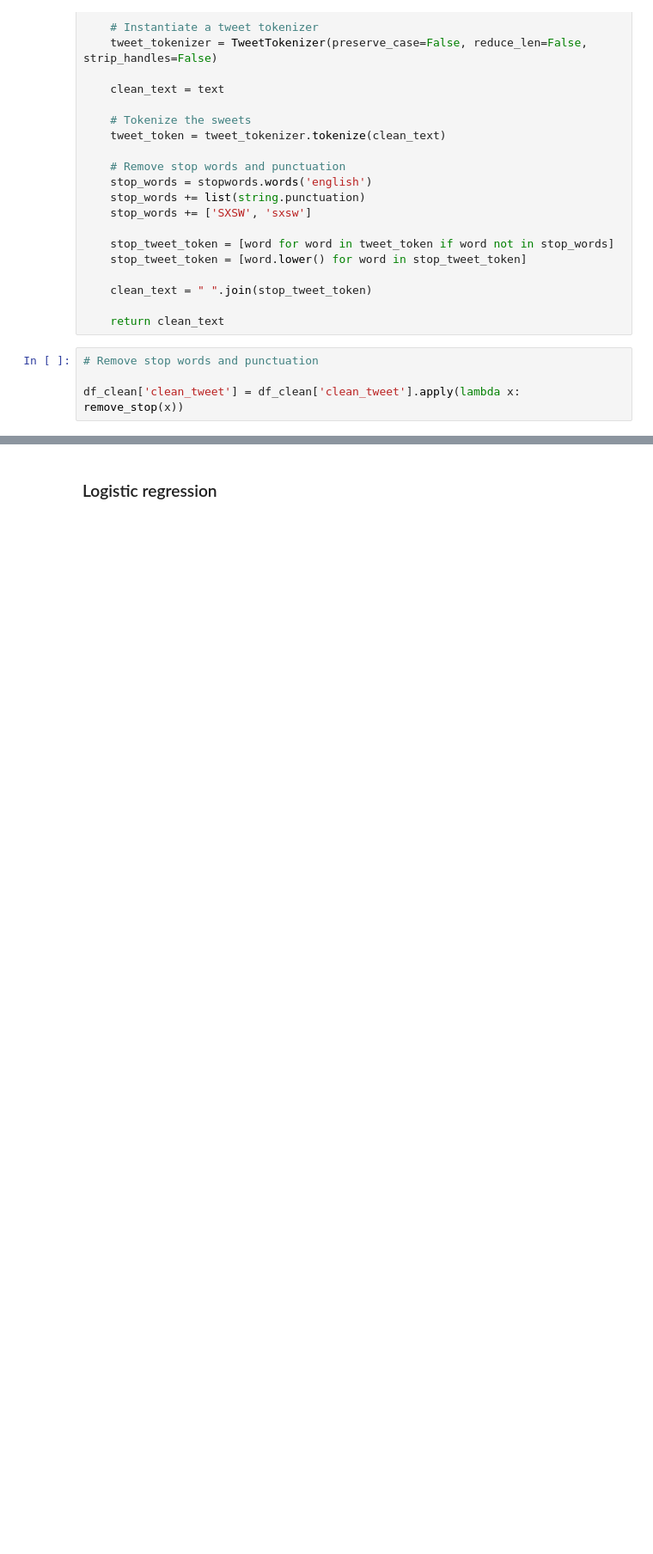
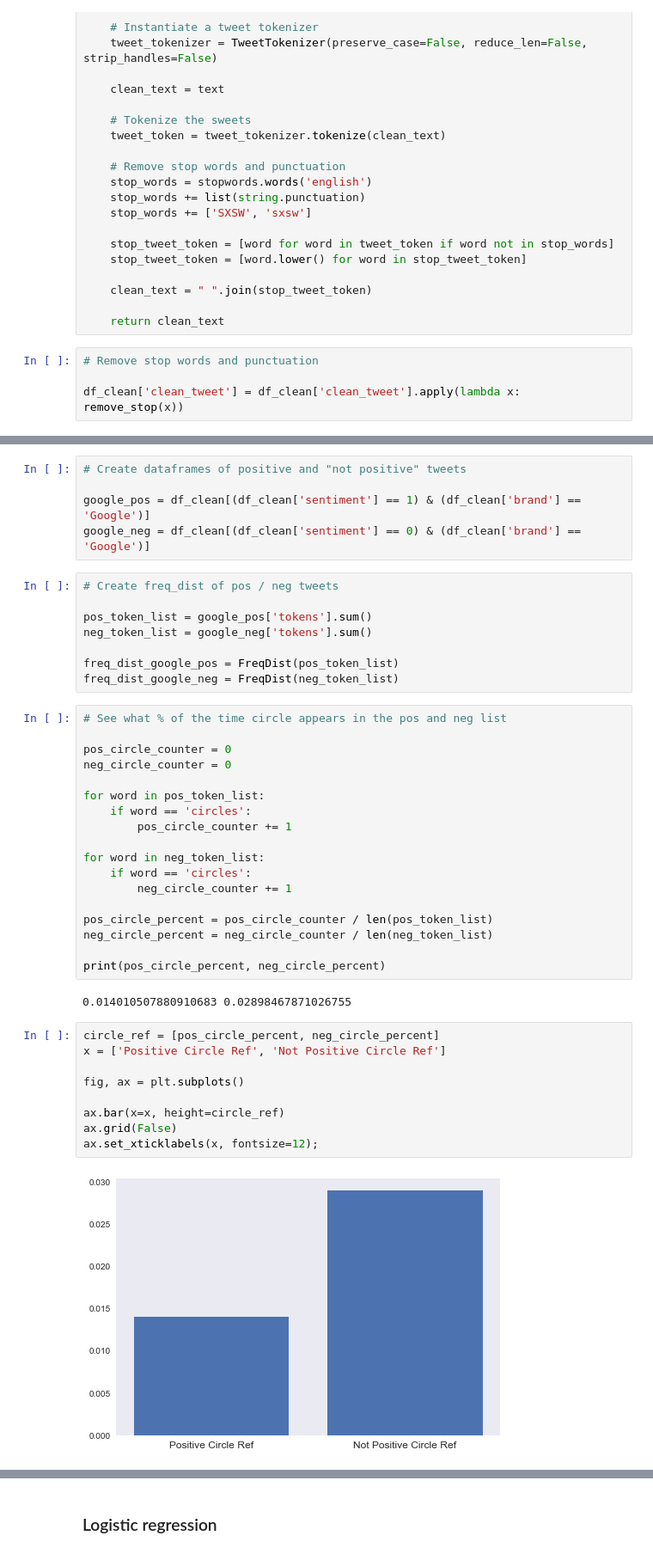
Before and after one commit to marvelje/Twitter-Emotions-Project, a Jupyter notebook: Notebooks/Jeff/jeff_notebook.ipynb, the cells around one changed output, grey strips where cells are left out. Shown: that part at 86% size. Saved outputs shown, nothing was run; the diff lists cells and outputs as text; blank space fills up the shorter version.

```diff
--- a/Notebooks/Jeff/jeff_notebook.ipynb
+++ b/Notebooks/Jeff/jeff_notebook.ipynb
@@ -401,0 +397,44 @@ df_results = pd.DataFrame(index=index, columns=cols)
+# %%
+# Create dataframes of positive and "not positive" tweets
+
+google_pos = df_clean[(df_clean['sentiment'] == 1) & (df_clean['brand'] == 'Google')]
+google_neg = df_clean[(df_clean['sentiment'] == 0) & (df_clean['brand'] == 'Google')]
+# %%
+# Create freq_dist of pos / neg tweets
+
+pos_token_list = google_pos['tokens'].sum()
+neg_token_list = google_neg['tokens'].sum()
+
+freq_dist_google_pos = FreqDist(pos_token_list)
+freq_dist_google_neg = FreqDist(neg_token_list)
+# %%
+# See what % of the time circle appears in the pos and neg list
+
+pos_circle_counter = 0
+neg_circle_counter = 0
+
+for word in pos_token_list:
+    if word == 'circles':
+        pos_circle_counter += 1
+
+for word in neg_token_list:
+    if word == 'circles':
+        neg_circle_counter += 1
+
+pos_circle_percent = pos_circle_counter / len(pos_token_list)
+neg_circle_percent = neg_circle_counter / len(neg_token_list)
+
+print(pos_circle_percent, neg_circle_percent)
+# %% [output]
+0.014010507880910683 0.02898467871026755
+# %%
+circle_ref = [pos_circle_percent, neg_circle_percent]
+x = ['Positive Circle Ref', 'Not Positive Circle Ref']
+
+fig, ax = plt.subplots()
+
+ax.bar(x=x, height=circle_ref)
+ax.grid(False)
+ax.set_xticklabels(x, fontsize=12);
+# %% [output]
+[figure, added]
```
Also changed, not shown: parts of 124 cells of this notebook, 1 other file.
